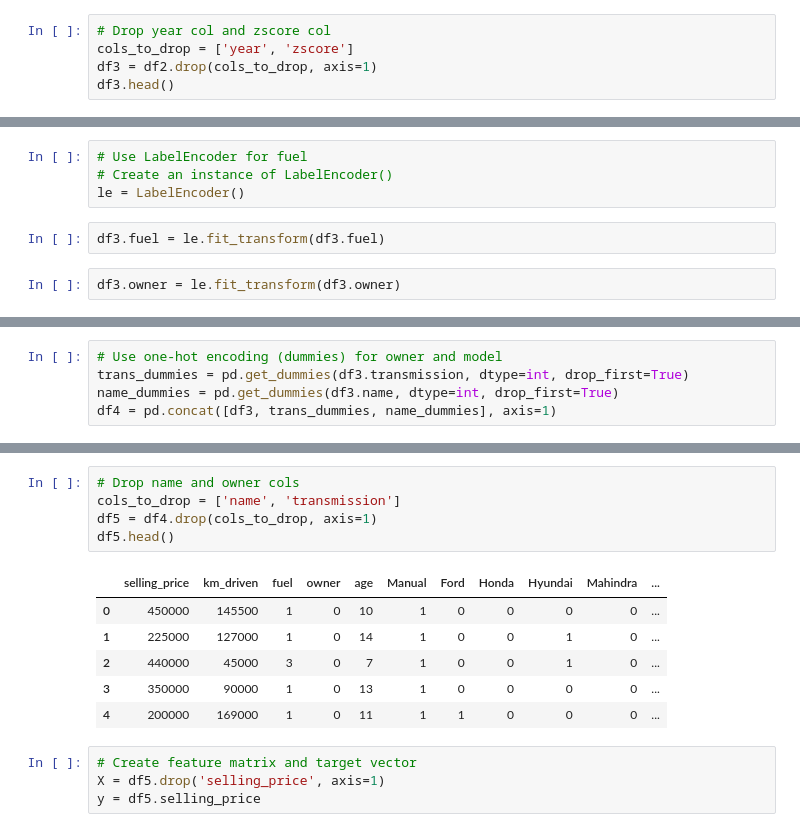
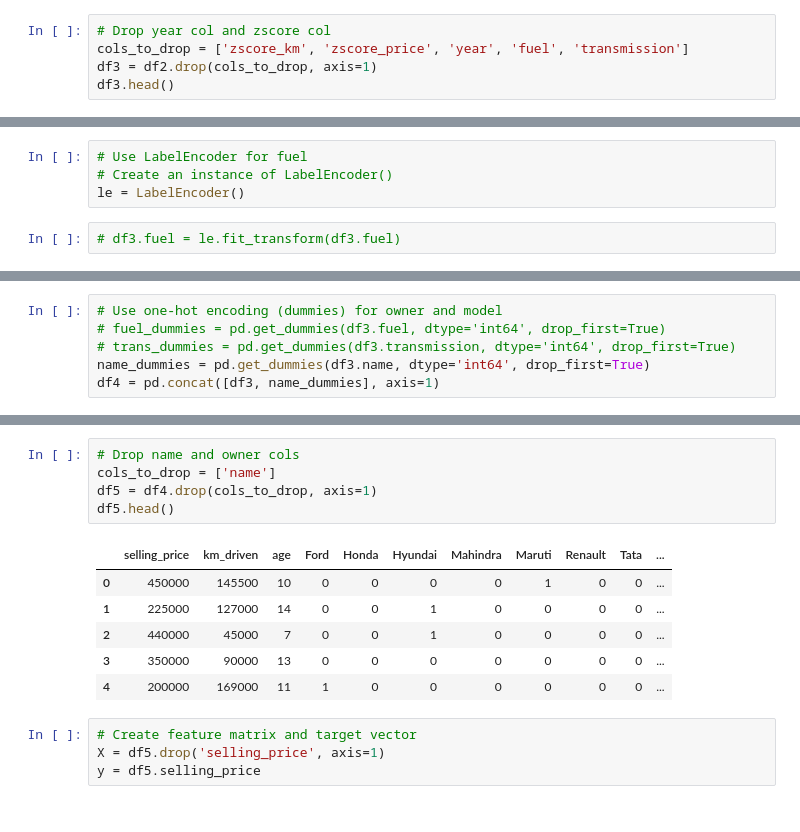
Before and after one commit to Aifedayo/data-science-maths, a Jupyter notebook: Projects/flask_server_car_price_pred/model/car-prices-prediction-model.ipynb, the cells around one changed output, grey strips where cells are left out. Saved outputs shown, nothing was run; the diff lists cells and outputs as text.

```diff
--- a/Projects/flask_server_car_price_pred/model/car-prices-prediction-model.ipynb
+++ b/Projects/flask_server_car_price_pred/model/car-prices-prediction-model.ipynb
@@ -224,6 +260,6 @@ df2.head()
 # %%
 # Drop year col and zscore col
-cols_to_drop = ['year', 'zscore']
+cols_to_drop = ['zscore_km', 'zscore_price', 'year', 'fuel', 'transmission']
 df3 = df2.drop(cols_to_drop, axis=1)
 df3.head()
 # %% [output]
@@ -242,9 +278,7 @@ array(['Diesel', 'Petrol', 'CNG', 'LPG'], dtype=object)
 # Create an instance of LabelEncoder()
 le = LabelEncoder()
 # %%
-df3.fuel = le.fit_transform(df3.fuel)
+# df3.fuel = le.fit_transform(df3.fuel)
-# %%
-df3.owner = le.fit_transform(df3.owner)
 # %%
 df3.head(10)
 # %% [output]
@@ -275,8 +303,9 @@ plt.bar(x, height=height);
 # %%
 # Use one-hot encoding (dummies) for owner and model
-trans_dummies = pd.get_dummies(df3.transmission, dtype=int, drop_first=True)
-name_dummies = pd.get_dummies(df3.name, dtype=int, drop_first=True)
-df4 = pd.concat([df3, trans_dummies, name_dummies], axis=1)
+# fuel_dummies = pd.get_dummies(df3.fuel, dtype='int64', drop_first=True)
+# trans_dummies = pd.get_dummies(df3.transmission, dtype='int64', drop_first=True)
+name_dummies = pd.get_dummies(df3.name, dtype='int64', drop_first=True)
+df4 = pd.concat([df3, name_dummies], axis=1)
 # %%
 df4.head()
 # %% [output]
@@ -309,15 +341,15 @@ memory usage: 291.2+ KB
 # %%
 # Drop name and owner cols
-cols_to_drop = ['name', 'transmission']
+cols_to_drop = ['name']
 df5 = df4.drop(cols_to_drop, axis=1)
 df5.head()
 # %% [output]
-|  | selling_price | km_driven | fuel | owner | age | Manual | Ford | Honda | Hyundai | Mahindra | ... |
-| 0 | 450000 | 145500 | 1 | 0 | 10 | 1 | 0 | 0 | 0 | 0 | ... |
-| 1 | 225000 | 127000 | 1 | 0 | 14 | 1 | 0 | 0 | 1 | 0 | ... |
-| 2 | 440000 | 45000 | 3 | 0 | 7 | 1 | 0 | 0 | 1 | 0 | ... |
-| 3 | 350000 | 90000 | 1 | 0 | 13 | 1 | 0 | 0 | 0 | 0 | ... |
-| 4 | 200000 | 169000 | 1 | 0 | 11 | 1 | 1 | 0 | 0 | 0 | ... |
+|  | selling_price | km_driven | age | Ford | Honda | Hyundai | Mahindra | Maruti | Renault | Tata | ... |
+| 0 | 450000 | 145500 | 10 | 0 | 0 | 0 | 0 | 1 | 0 | 0 | ... |
+| 1 | 225000 | 127000 | 14 | 0 | 0 | 1 | 0 | 0 | 0 | 0 | ... |
+| 2 | 440000 | 45000 | 7 | 0 | 0 | 1 | 0 | 0 | 0 | 0 | ... |
+| 3 | 350000 | 90000 | 13 | 0 | 0 | 0 | 0 | 0 | 0 | 0 | ... |
+| 4 | 200000 | 169000 | 11 | 1 | 0 | 0 | 0 | 0 | 0 | 0 | ... |
 # %%
 # Create feature matrix and target vector
 X = df5.drop('selling_price', axis=1)
```
Also changed, not shown: parts of 43 cells of this notebook, 2 other files.
